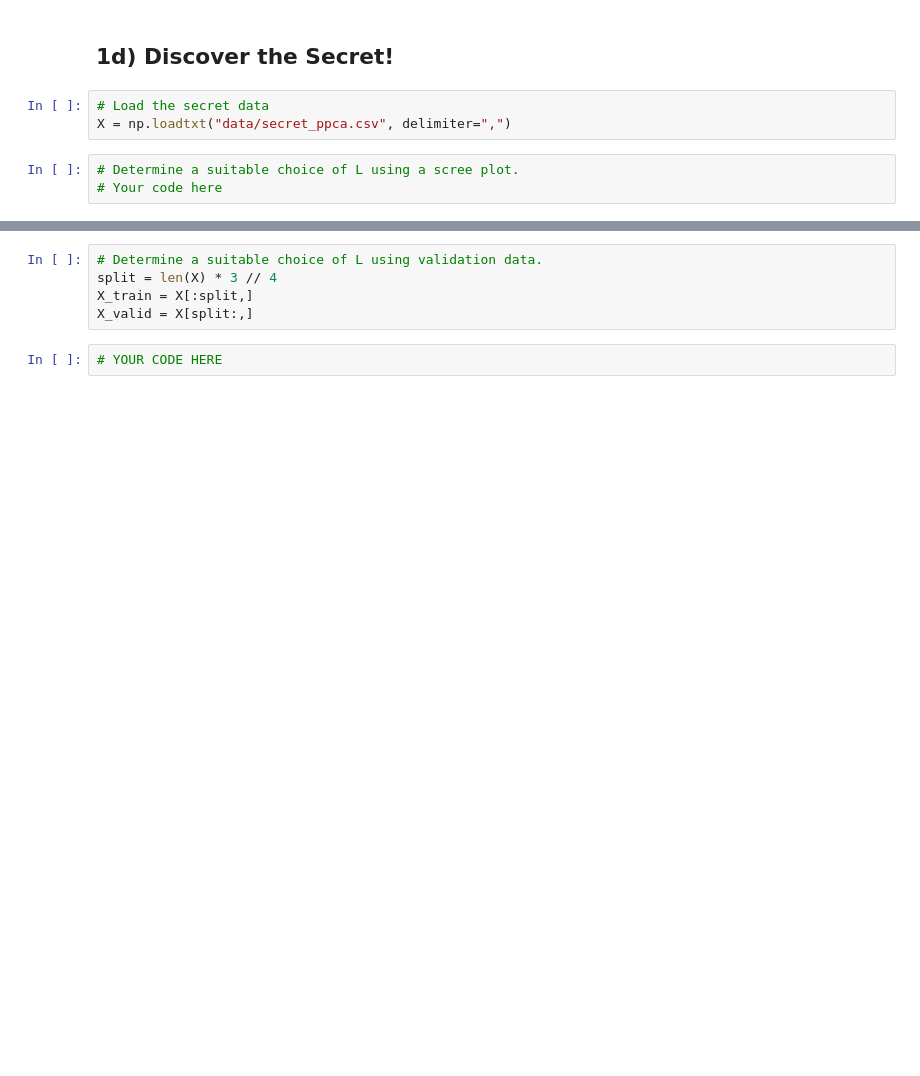
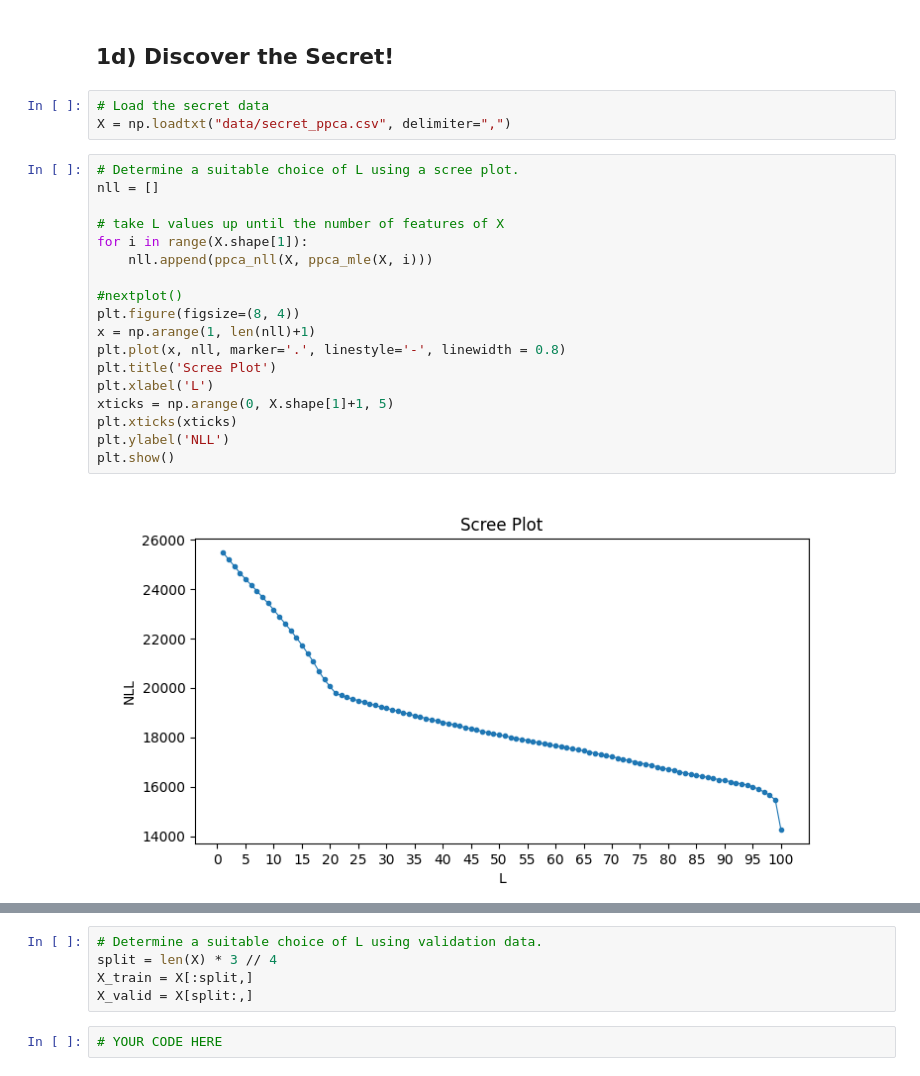
Before and after one commit to abisliouk/-IE675b-machine-learning, a Jupyter notebook: Assignment_4/a04-lvm-liza-task1.ipynb, the cells around one changed output, grey strips where cells are left out. Cells and saved outputs as stored; diff of their text form; blank space fills up the shorter version.

```diff
--- a/Assignment_4/a04-lvm-liza-task1.ipynb
+++ b/Assignment_4/a04-lvm-liza-task1.ipynb
@@ -249,4 +249,21 @@ np.float64(32154.198760474806)
 X = np.loadtxt("data/secret_ppca.csv", delimiter=",")
 # %%
 # Determine a suitable choice of L using a scree plot.
-# Your code here
+nll = []
+
+# take L values up until the number of features of X
+for i in range(X.shape[1]):
+    nll.append(ppca_nll(X, ppca_mle(X, i)))
+
+#nextplot()
+plt.figure(figsize=(8, 4))
+x = np.arange(1, len(nll)+1)
+plt.plot(x, nll, marker='.', linestyle='-', linewidth = 0.8)
+plt.title('Scree Plot')
+plt.xlabel('L')
+xticks = np.arange(0, X.shape[1]+1, 5)
+plt.xticks(xticks)
+plt.ylabel('NLL')
+plt.show()
+# %% [output]
+[figure, added]
```
Also changed, not shown: parts of 1 cell of this notebook.
